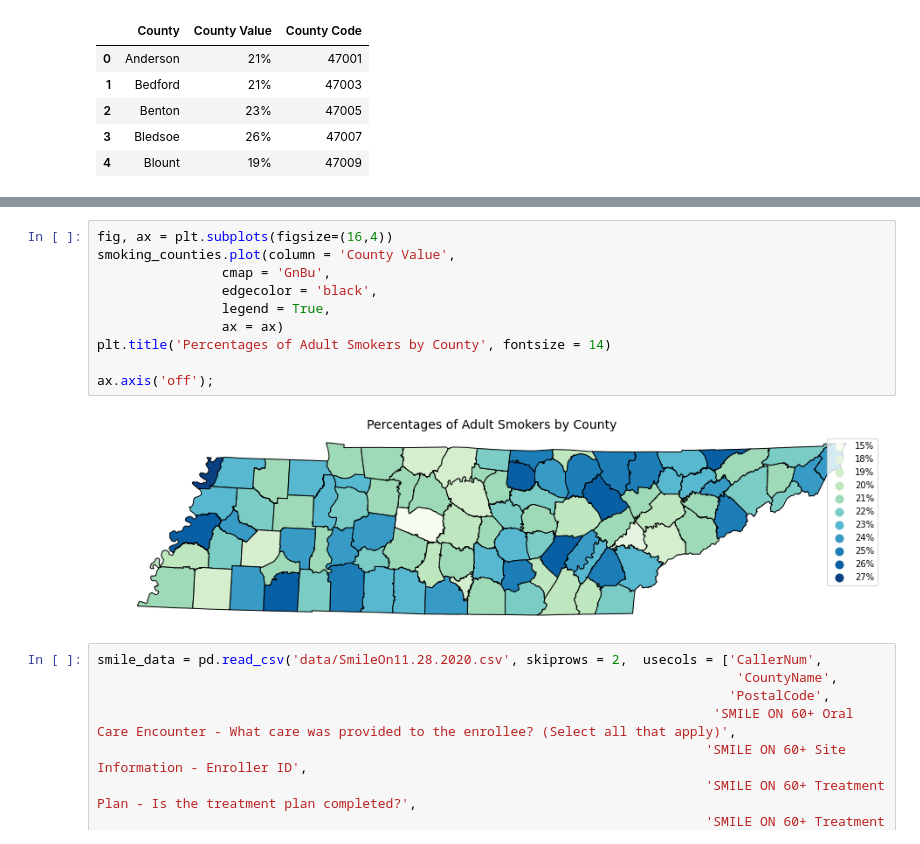
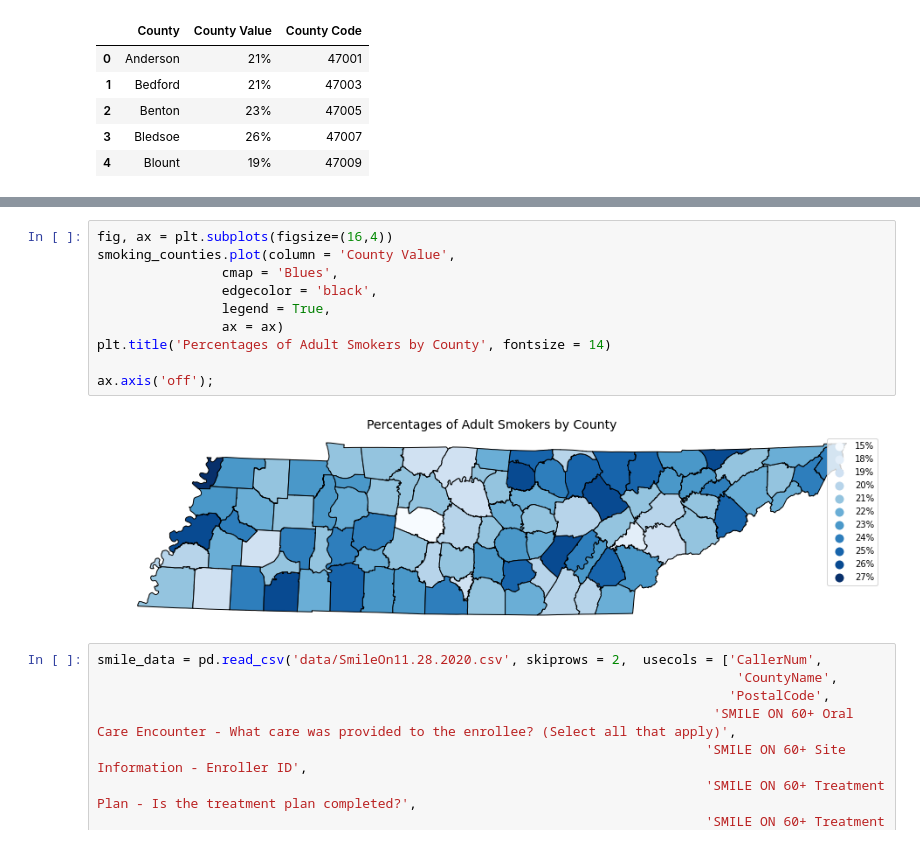
Before and after one commit to abcarlisle22/smile-on-lava-girl, a Jupyter notebook: smile_maps.ipynb, the cells around one changed output, grey strips where cells are left out. Cells and saved outputs as stored; diff of their text form.

```diff
--- a/smile_maps.ipynb
+++ b/smile_maps.ipynb
@@ -47,15 +47,15 @@ smoking_counties.head()
 # %%
 fig, ax = plt.subplots(figsize=(16,4))
 smoking_counties.plot(column = 'County Value',
-                cmap = 'GnBu',
+                cmap = 'Blues',
                 edgecolor = 'black',
                 legend = True,
                 ax = ax)
 plt.title('Percentages of Adult Smokers by County', fontsize = 14)
 
 ax.axis('off');
 # %% [output]
-[figure, old version]
+[figure, new version]
 # %%
 smile_data = pd.read_csv('data/SmileOn11.28.2020.csv', skiprows = 2,  usecols = ['CallerNum',
                                                                                   'CountyName',
```
Also changed, not shown: parts of 3 cells of this notebook.
